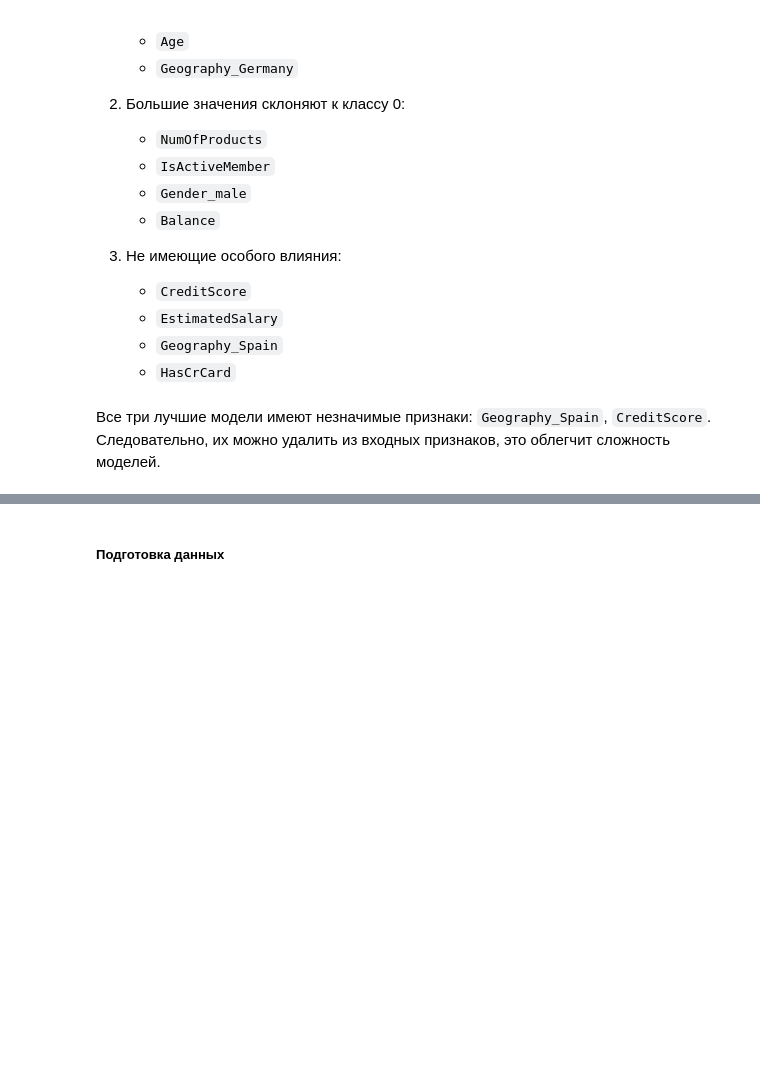
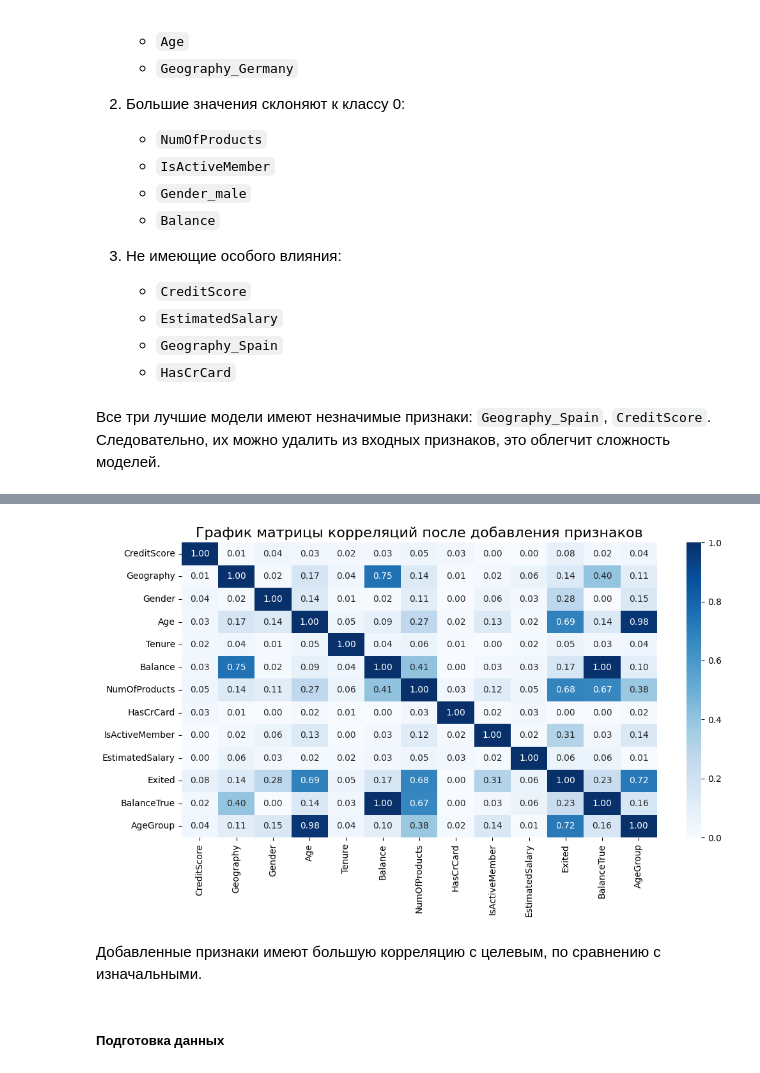
Before and after one commit to serguntsov/webbee_predict_customer_churn, a Jupyter notebook: pred_customer_churn.ipynb, the cells around one changed output, grey strips where cells are left out. Cells and saved outputs as stored; diff of their text form; code cells hidden in the pictures; blank space fills up the shorter version.

```diff
--- a/pred_customer_churn.ipynb
+++ b/pred_customer_churn.ipynb
@@ -691,0 +803,2 @@ get_shape_beeswarm(oscv_gbc, X, size=500)
+# %%
+train_customer_churn['BalanceTrue'] = train_customer_churn['Balance'].apply(lambda x: x > 0)
@@ -691,0 +807,5 @@ get_shape_beeswarm(oscv_gbc, X, size=500)
+# %%
+train_customer_churn['AgeGroup'] = pd.cut(train_customer_churn['Age'],
+                                          bins=[0, 30, 45, 60, np.inf],
+                                          labels=['молодые', 'средние', 'взлослые', 'старшие'],
+                                          right=False)
@@ -692,2 +830,16 @@ get_shape_beeswarm(oscv_gbc, X, size=500)
+# %%
+plt.figure(figsize=(12, 6))
+
+plt.title('График матрицы корреляций после добавления признаков', fontsize=16)
+sns.heatmap(train_customer_churn.iloc[:, 2:].phik_matrix(interval_cols=['CreditScore', 'Age', 'Balance', 'EstimatedSalary']),
+            annot=True,
+            fmt='.2f',
+            cmap='Blues')
+
+plt.show()
+# %% [output]
+[figure, added]
+# %% [markdown]
+Добавленные признаки имеют большую корреляцию с целевым, по сравнению с изначальными.
 # %% [markdown]
 ##### Подготовка данных
```
Also changed, not shown: parts of 28 cells of this notebook, 1 other file.
